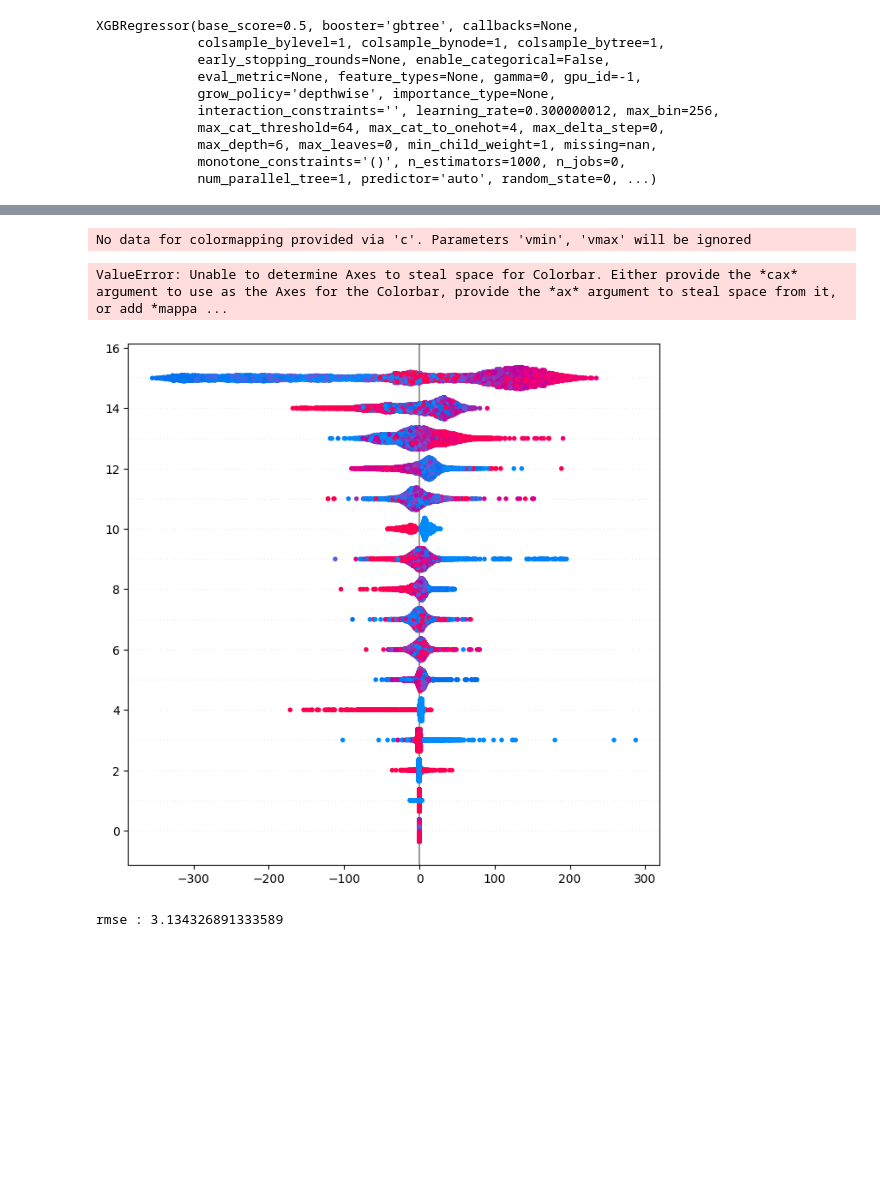
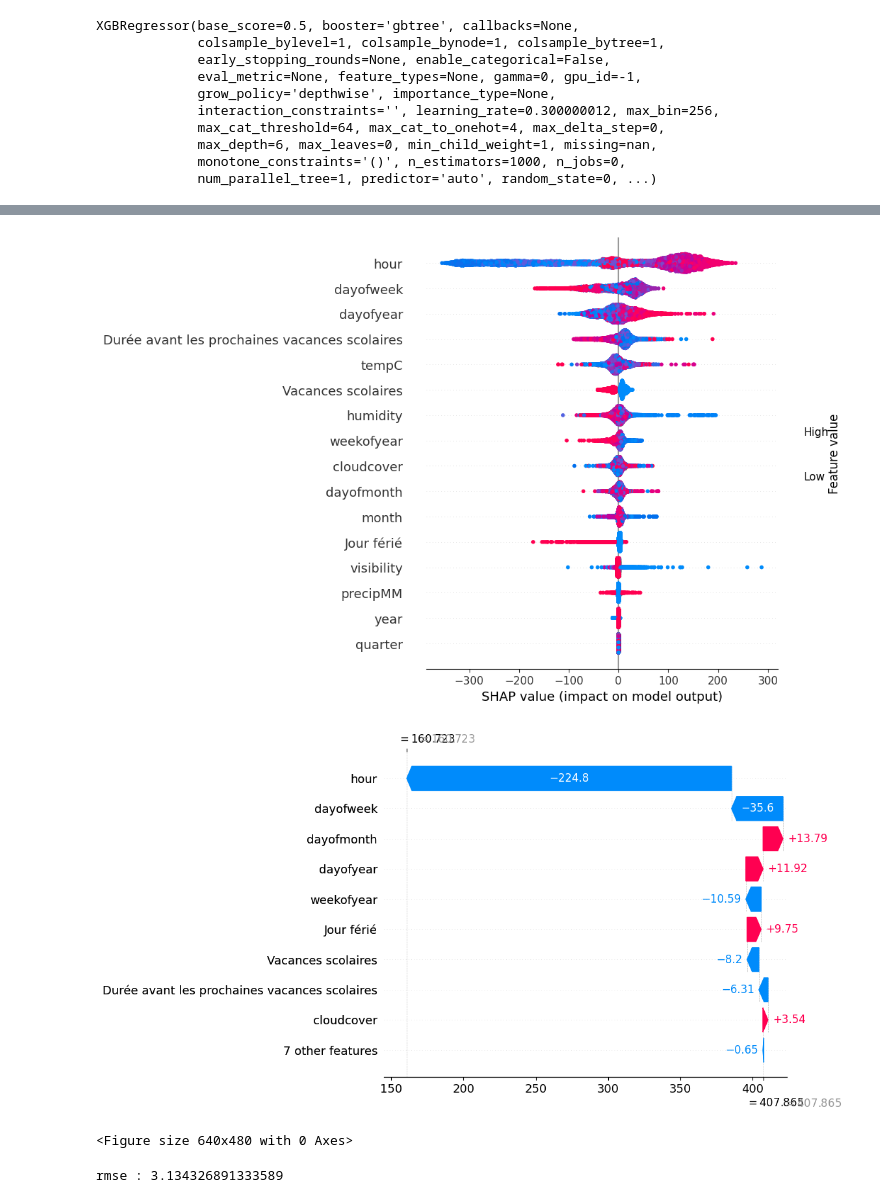
Before and after one commit to romainf28/datathon_gamma_livraisonCO, a Jupyter notebook: Xgboost.ipynb, the cells around one changed output, grey strips where cells are left out. Drawn from its saved outputs; the diff is of its cells as text; code cells hidden in the pictures; blank space fills up the shorter version.

Commit message:
add plots shap values

```diff
--- a/Xgboost.ipynb
+++ b/Xgboost.ipynb
@@ -97,12 +97,16 @@ explainer = shap.Explainer(reg,X_train_sts)
 shap_values = explainer.shap_values(X_train_sts)
 # %%
 import matplotlib.pyplot as plt
-cmap = plt.get_cmap('viridis')
-shap.summary_plot(shap_values, X_train_sts,feature_names = X_train_sts.columns,show=False,color=cmap )
+shap.summary_plot(shap_values, X_train_sts,feature_names = X_train_sts.columns,show=False)
+plt.savefig('figs/shap_values_summary_plot.pdf',bbox_inches = 'tight')
 # %% [output]
-No data for colormapping provided via 'c'. Parameters 'vmin', 'vmax' will be ignored
-ValueError: Unable to determine Axes to steal space for Colorbar. Either provide the *cax* argument to use as the Axes for the Colorbar, provide the *ax* argument to steal space from it, or add *mappa ...
-[figure, old version]
+[figure, new version]
+# %%
+shap.plots._waterfall.waterfall_legacy(explainer.expected_value, shap_values[0],feature_names=X_train_sts.columns,max_display=10)
+plt.savefig('figs/shap_values_waterfall_plot.png')
+# %% [output]
+[figure, added]
+<Figure size 640x480 with 0 Axes>
 # %%
 from sklearn.metrics import mean_squared_error
 preds = reg.predict(X_test_conv)
```
Also changed, not shown: parts of 4 cells of this notebook, 2 other files.
